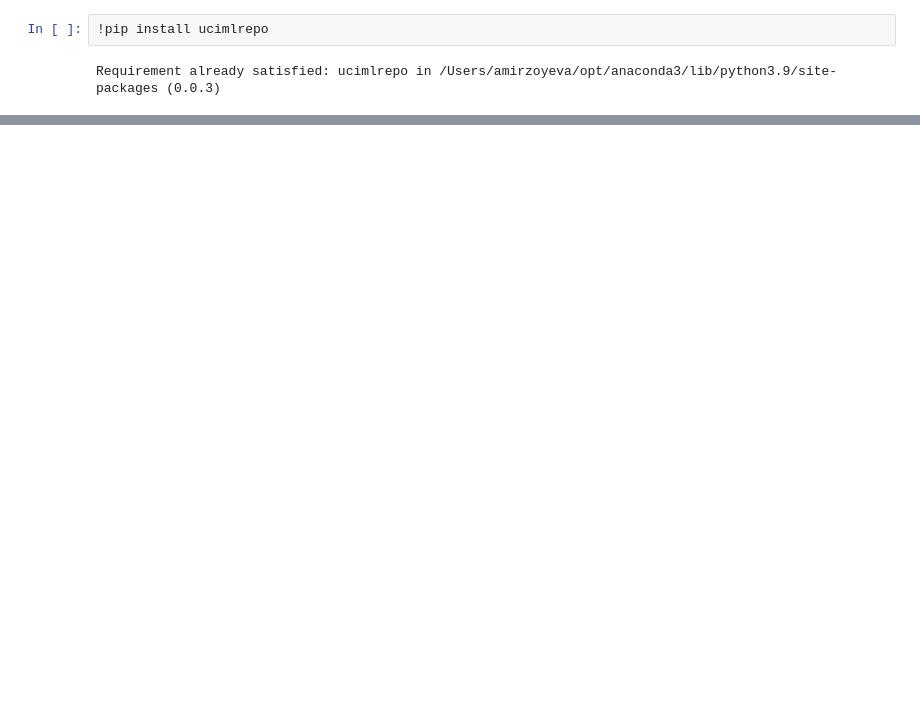
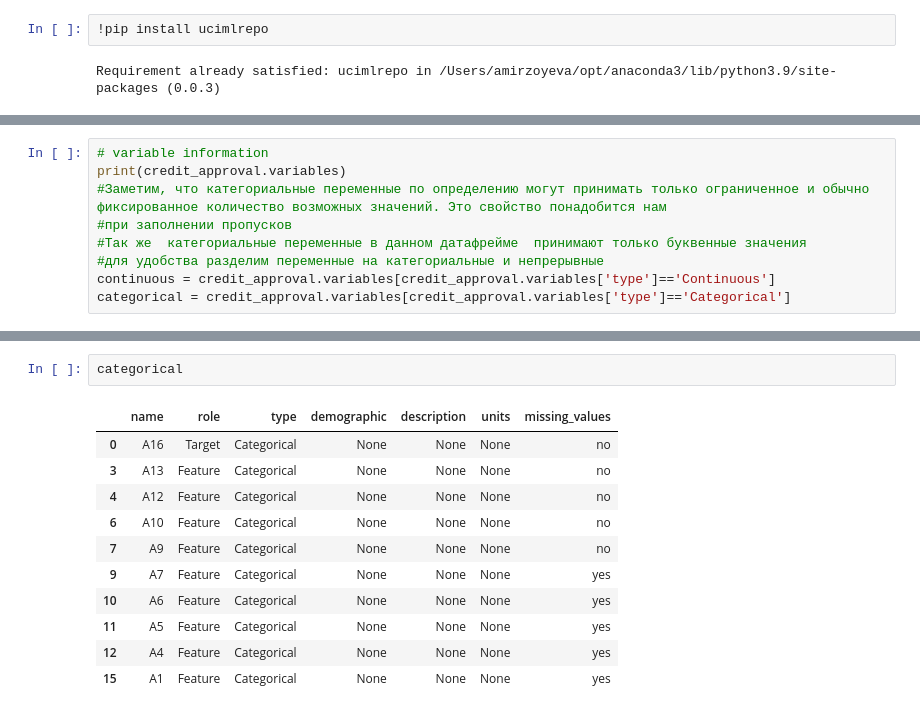
Before and after one commit to aeshef/AlgoTradingLiterature, a Jupyter notebook: ResearchProject.ipynb, the cells around one changed output, grey strips where cells are left out. Cells and saved outputs as stored; diff of their text form; blank space fills up the shorter version.

```diff
--- a/ResearchProject.ipynb
+++ b/ResearchProject.ipynb
@@ -54,0 +43,9 @@ print(finished_blanks)
+# %%
+# variable information
+print(credit_approval.variables)
+#Заметим, что категориальные переменные по определению могут принимать только ограниченное и обычно фиксированное количество возможных значений. Это свойство понадобится нам
+#при заполнении пропусков
+#Так же  категориальные переменные в данном датафрейме  принимают только буквенные значения
+#для удобства разделим переменные на категориальные и непрерывные
+continuous = credit_approval.variables[credit_approval.variables['type']=='Continuous']
+categorical = credit_approval.variables[credit_approval.variables['type']=='Categorical']
@@ -54,0 +80,14 @@ print(finished_blanks)
+# %%
+categorical
+# %% [output]
+|  | name | role | type | demographic | description | units | missing_values |
+| 0 | A16 | Target | Categorical | None | None | None | no |
+| 3 | A13 | Feature | Categorical | None | None | None | no |
+| 4 | A12 | Feature | Categorical | None | None | None | no |
+| 6 | A10 | Feature | Categorical | None | None | None | no |
+| 7 | A9 | Feature | Categorical | None | None | None | no |
+| 9 | A7 | Feature | Categorical | None | None | None | yes |
+| 10 | A6 | Feature | Categorical | None | None | None | yes |
+| 11 | A5 | Feature | Categorical | None | None | None | yes |
+| 12 | A4 | Feature | Categorical | None | None | None | yes |
+| 15 | A1 | Feature | Categorical | None | None | None | yes |
```
Also changed, not shown: parts of 14 cells of this notebook.
